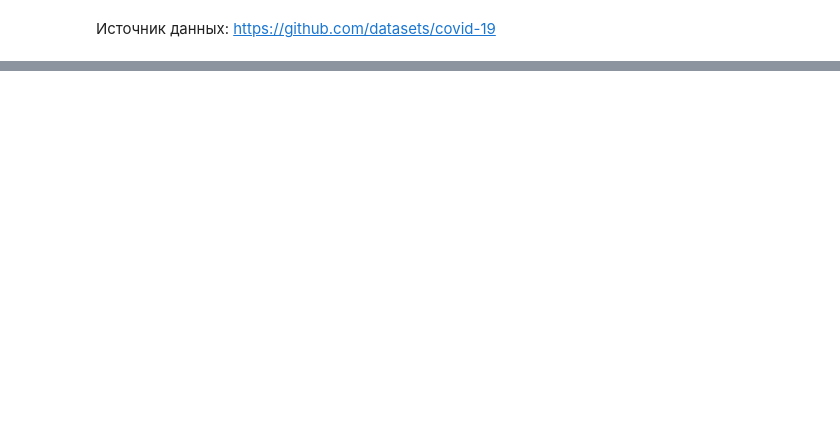
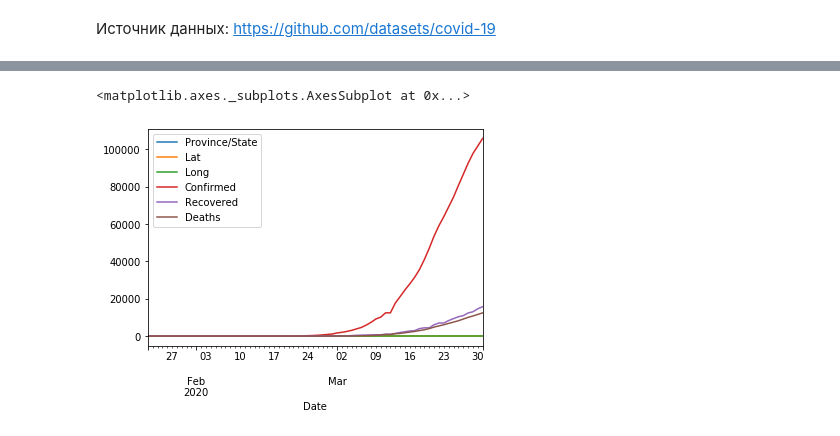
Before and after one commit to dm-fedorov/pandas_basic, a Jupyter notebook: COVID-19.ipynb, the cells around one changed output, grey strips where cells are left out. Cells and saved outputs as stored; diff of their text form; code cells hidden in the pictures; blank space fills up the shorter version.

```diff
--- a/COVID-19.ipynb
+++ b/COVID-19.ipynb
@@ -103,0 +90,3 @@ Name: Confirmed, Length: 178, dtype: float64
+# %%
+it = df[df['Country/Region']=='Italy']
+it
@@ -103,0 +108,5 @@ Name: Confirmed, Length: 178, dtype: float64
+# %%
+it.plot()
+# %% [output]
+<matplotlib.axes._subplots.AxesSubplot at 0x...>
+[figure, added]
```
Also changed, not shown: parts of 9 cells of this notebook.
